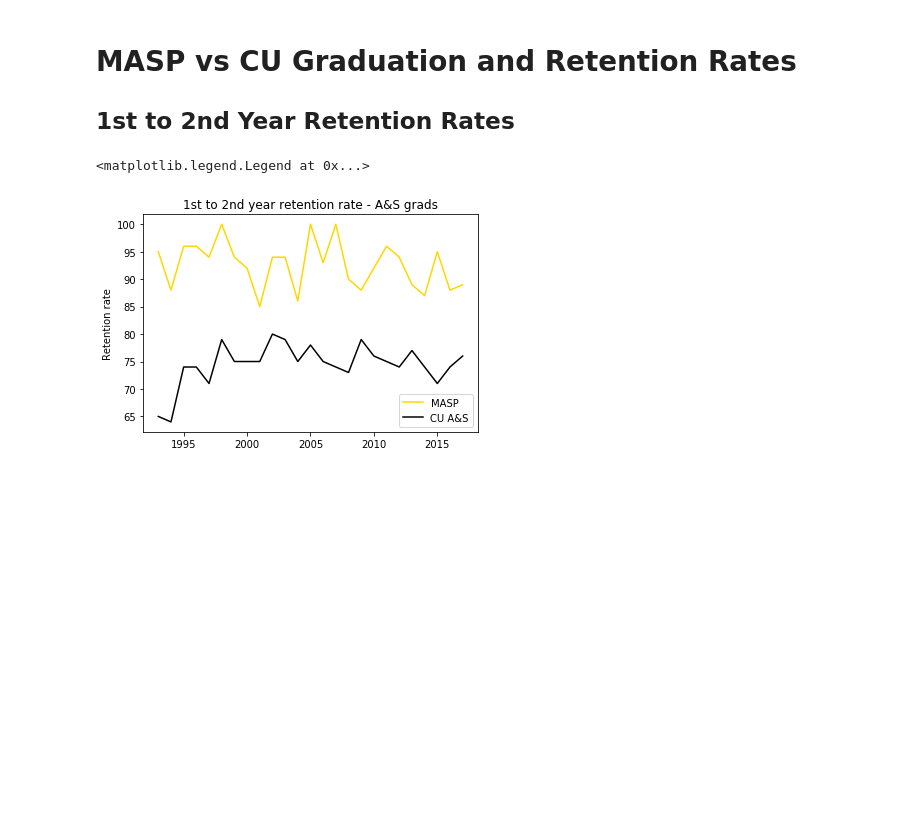
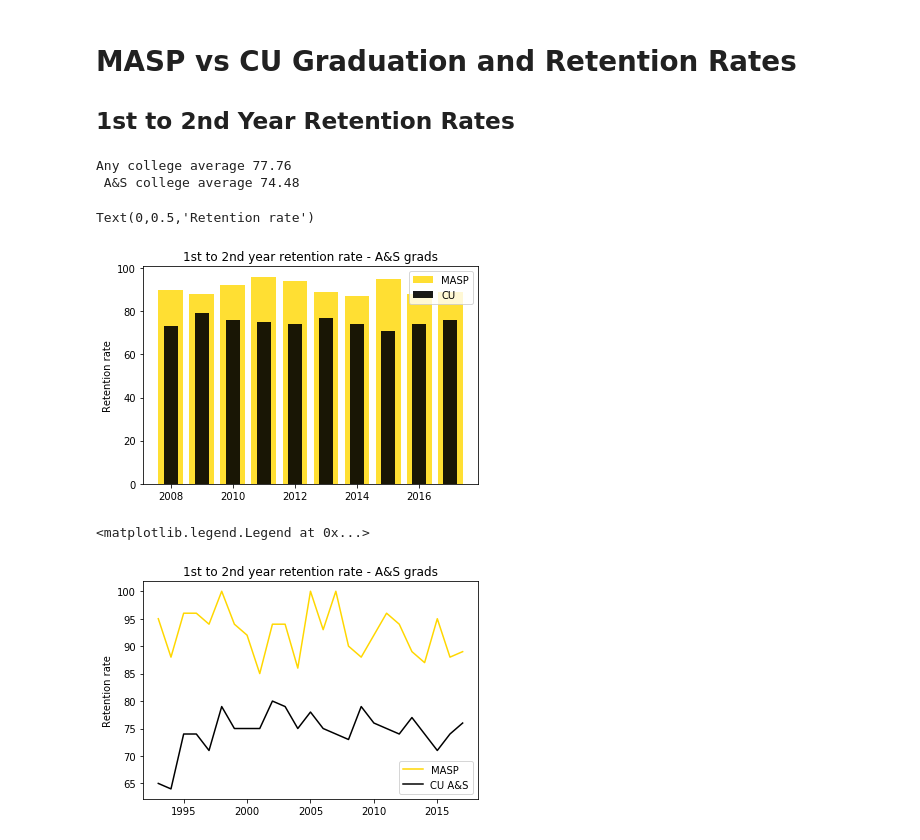
Before and after one commit to vishalrajDesigner/masp, a Jupyter notebook: Alex/masp_data_visualization.ipynb, the cells around one changed output. Saved outputs shown, nothing was run; the diff lists cells and outputs as text; code cells hidden in the pictures; blank space fills up the shorter version.

Commit message:
add bar chart visualization

```diff
--- a/Alex/masp_data_visualization.ipynb
+++ b/Alex/masp_data_visualization.ipynb
@@ -11,6 +12,20 @@ cu_ret_rates_as = [65,64,74,74,71,79,75,75,75,80,79,75,78,75,74,73,79,76,75,74,7
 
 masp_ret_years = list(range(1993, 2018)) #ranges don't include right endpoint
 cu_ret_years = list(range(1993, 2018))
+
+print("Any college average" , np.mean(cu_ret_rates_any), '\n', "A&S college average", np.mean(cu_ret_rates_as))
+# %% [output]
+Any college average 77.76
+ A&S college average 74.48
+# %%
+plt.bar(masp_ret_years[15:], masp_ret_rates[15:], color = "gold", label = "MASP", alpha = .8)
+plt.bar(cu_ret_years[15:], cu_ret_rates_as[15:], color = "black",  label = "CU", width = .45, alpha = .9)
+plt.legend()
+plt.title("1st to 2nd year retention rate - A&S grads")
+plt.ylabel("Retention rate")
+# %% [output]
+Text(0,0.5,'Retention rate')
+[figure, added]
 # %%
 plt.plot(masp_ret_years, masp_ret_rates, label = "MASP", color = "gold")
 plt.plot(cu_ret_years, cu_ret_rates_as, label = "CU A&S", color = "black")
```
Also changed, not shown: parts of 2 cells of this notebook.
